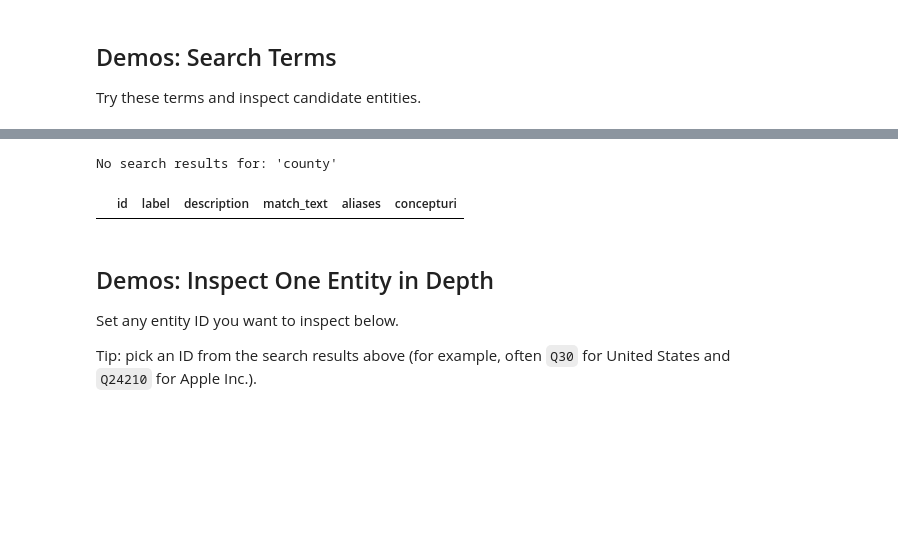
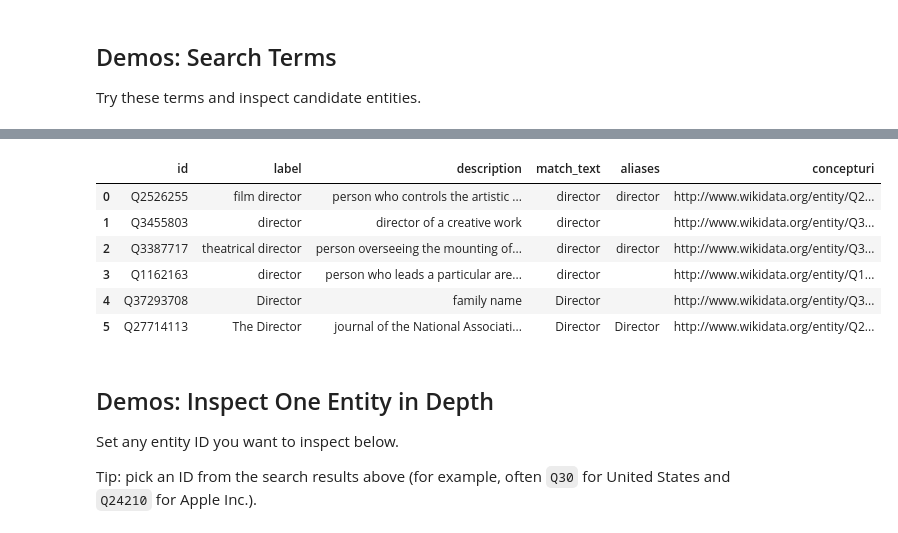
Before and after one commit to YxRicardo/LiteSemRAG, a Jupyter notebook: jupyter_notebooks/explore_wikidata.ipynb, the cells around one changed output, grey strips where cells are left out. Saved outputs shown, nothing was run; the diff lists cells and outputs as text; code cells hidden in the pictures; blank space fills up the shorter version.

Commit message:
Enable name filtering for Wikidata lookups

```diff
--- a/jupyter_notebooks/explore_wikidata.ipynb
+++ b/jupyter_notebooks/explore_wikidata.ipynb
@@ -127,6 +127,13 @@ def _series_casefold_equals(series, target):
 def _series_non_empty_mask(series):
     return series.map(lambda value: bool(str(value).strip()) if value is not None else False)
 
+def _series_exclude_name_descriptions(series):
+    blocked_phrases = ("family name", "given name")
+    return series.map(
+        lambda value: not any(phrase in str(value).casefold() for phrase in blocked_phrases)
+        if value is not None else True
+    )
+
 def search_wikidata(
     term,
     language="en",
@@ -135,12 +142,16 @@ def search_wikidata(
     include_detailed_description=False,
     drop_missing_detailed_description=False,
     detailed_description_sentences=3,
+    filter_name=True,
 ):
     """
     Search Wikidata entities using wbsearchentities and return a clean DataFrame.
 
     If exact_match_text is True, only keep rows whose match_text exactly matches
     the input term, ignoring case.
+
+    If filter_name is True, remove rows whose description contains the
+    exact phrases "family name" or "given name".
 
     If include_detailed_description is True, add a Wikipedia-backed
     detailed_description column for richer natural-language context.
@@ -191,6 +202,9 @@ def search_wikidata(
 
     df = pd.DataFrame(rows, columns=["id", "label", "description", "match_text", "aliases", "concepturi"])
 
+    if filter_name and not df.empty:
+        df = df[_series_exclude_name_descriptions(df["description"])].reset_index(drop=True)
+
     if exact_match_text and not df.empty:
         df = df[_series_casefold_equals(df["match_text"], normalized_term)].reset_index(drop=True)
 
@@ -608,10 +627,15 @@ AttributeError: Can only use .str accessor with string values!
 # %%
 # Demo 4: OpenAI
-df = search_wikidata("county", limit=10, exact_match_text=True)
+df = search_wikidata("director", limit=10, exact_match_text=True)
 display(df)
 # %% [output]
-No search results for: 'county'
 |  | id | label | description | match_text | aliases | concepturi |
+| 0 | Q2526255 | film director | person who controls the artistic ... | director | director | http://www.wikidata.org/entity/Q2... |
+| 1 | Q3455803 | director | director of a creative work | director |  | http://www.wikidata.org/entity/Q3... |
+| 2 | Q3387717 | theatrical director | person overseeing the mounting of... | director | director | http://www.wikidata.org/entity/Q3... |
+| 3 | Q1162163 | director | person who leads a particular are... | director |  | http://www.wikidata.org/entity/Q1... |
+| 4 | Q37293708 | Director | family name | Director |  | http://www.wikidata.org/entity/Q3... |
+| 5 | Q27714113 | The Director | journal of the National Associati... | Director | Director | http://www.wikidata.org/entity/Q2... |
 # %% [markdown]
 ## Demos: Inspect One Entity in Depth
 Set any entity ID you want to inspect below.
```
Also changed, not shown: parts of 2 cells of this notebook, 4 other files.
